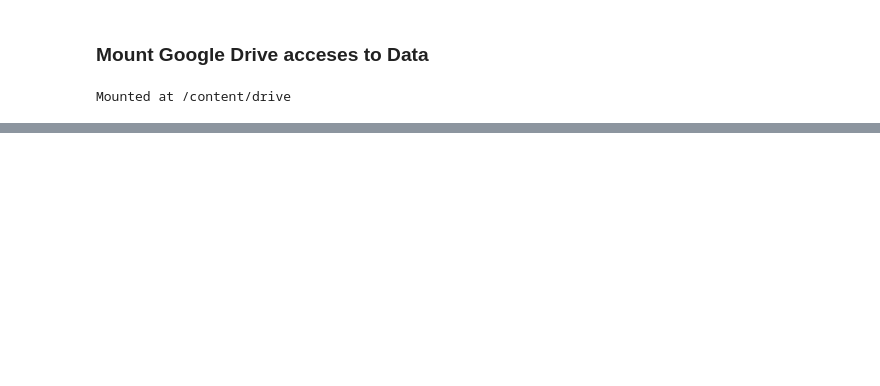
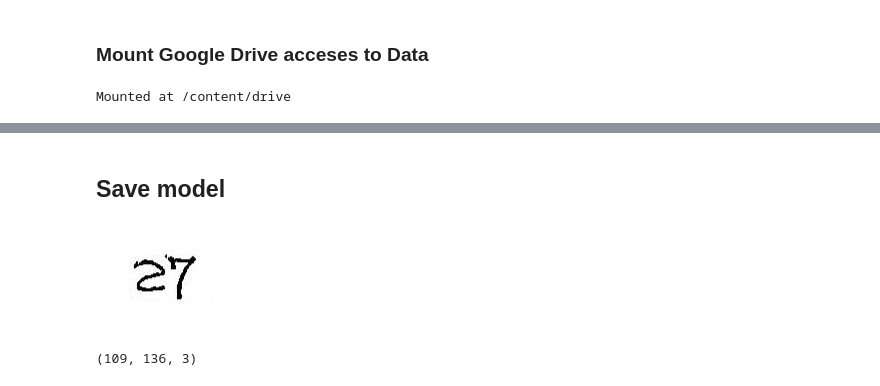
Before and after one commit to Morilla123/Spacy_ViT_Test, a Jupyter notebook: multi_mnist_.ipynb, the cells around one changed output, grey strips where cells are left out. Saved outputs shown, nothing was run; the diff lists cells and outputs as text; code cells hidden in the pictures; blank space fills up the shorter version.

```diff
--- a/multi_mnist_.ipynb
+++ b/multi_mnist_.ipynb
@@ -377,0 +588,2 @@ Mounted at /content/drive
+# %% [markdown]
+## Save model
@@ -377,0 +598,7 @@ Mounted at /content/drive
+# %%
+img = cv2.imread("/content/27.jpg")
+cv2_imshow(img)
+img.shape
+# %% [output]
+[figure, added]
+(109, 136, 3)
```
Also changed, not shown: parts of 64 cells of this notebook.
